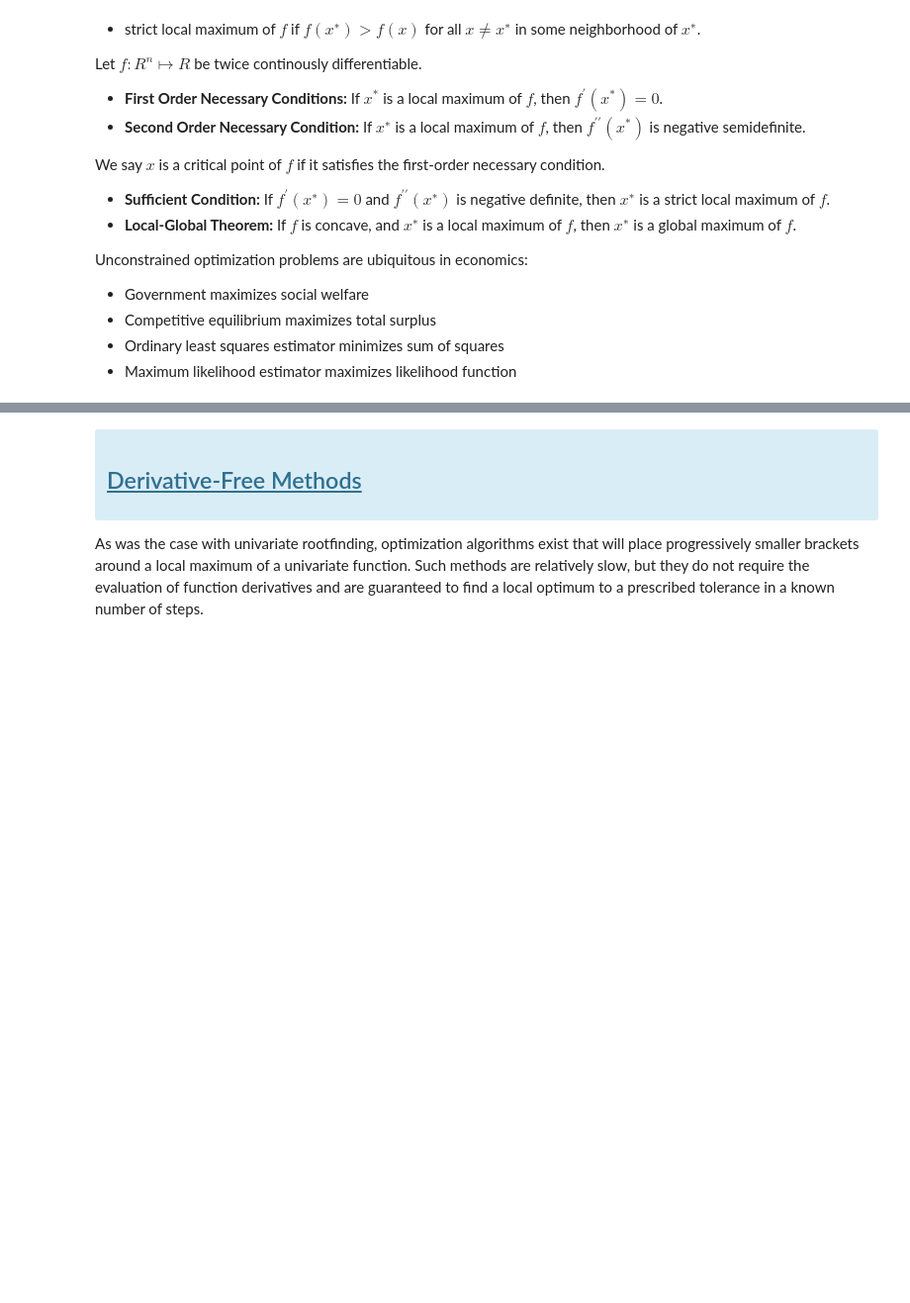
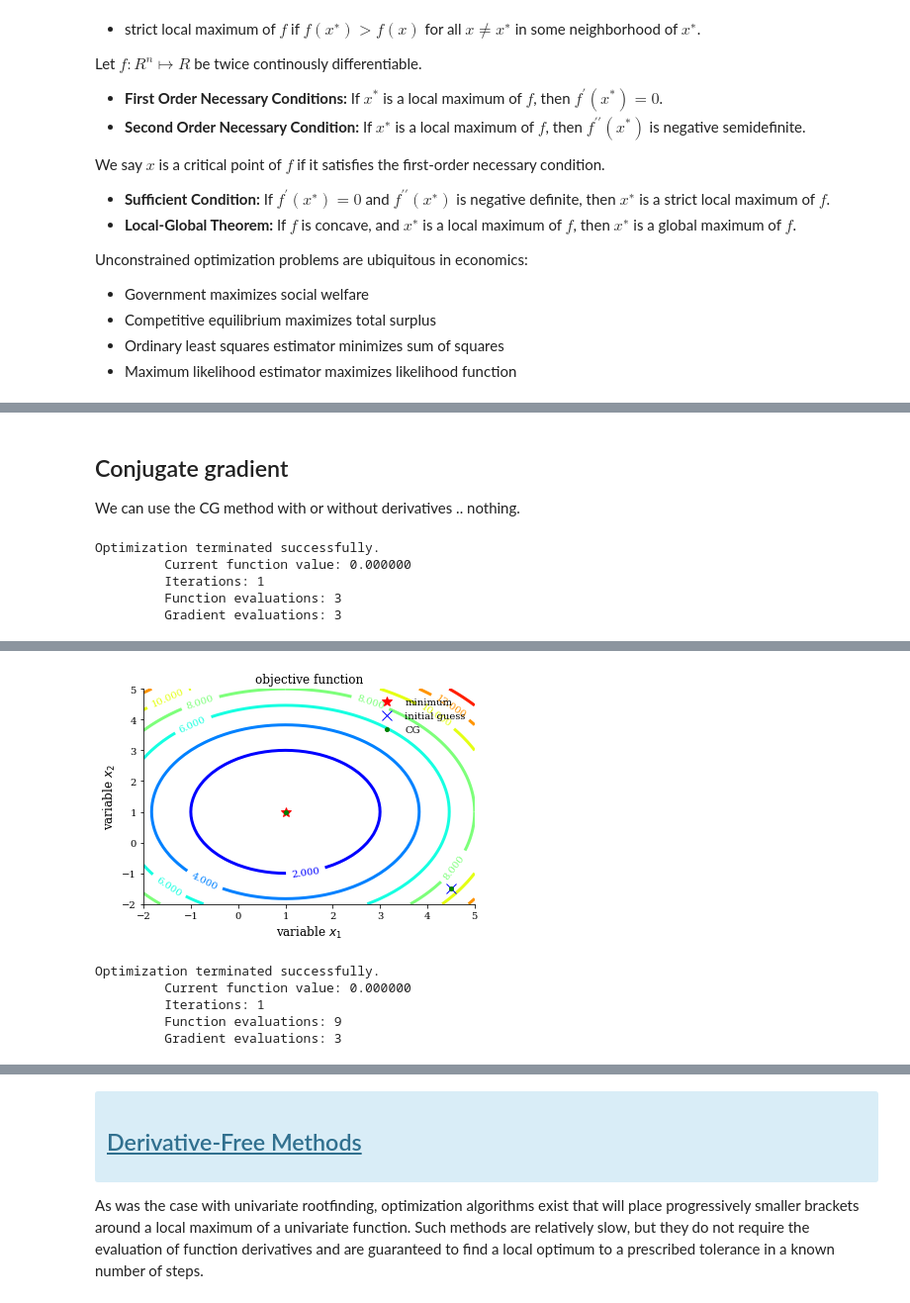
Before and after one commit to OpenSourceEconomics/ose-course-scientific-computing, a Jupyter notebook: lectures/optimization/notebook.ipynb, the cells around one changed output, grey strips where cells are left out. Shown at 99% size. Saved outputs shown, nothing was run; the diff lists cells and outputs as text; code cells hidden in the pictures; blank space fills up the shorter version.

```diff
--- a/lectures/optimization/notebook.ipynb
+++ b/lectures/optimization/notebook.ipynb
@@ -76,0 +152,22 @@ plt.contour(X, Y, Z, 200, cmap="RdGy")
+# %% [markdown]
+## Conjugate gradient
+
+
+We can use the CG method with or without derivatives .. nothing.
+# %%
+method_name = "CG"
+method_name_legend = method_name
+res = opt.minimize(
+    get_test_function_p,
+    x0,
+    method="CG",
+    jac=get_test_function_gradient_p,
+    options={"disp": True, "return_all": True},
+)
+plot_contour(get_test_function_p, res.allvecs, method_name_legend)
+# %% [output]
+Optimization terminated successfully.
+         Current function value: 0.000000
+         Iterations: 1
+         Function evaluations: 3
+         Gradient evaluations: 3
@@ -76,0 +175,11 @@ plt.contour(X, Y, Z, 200, cmap="RdGy")
+[figure, added]
+# %%
+res = opt.minimize(
+    get_test_function_p, x0, method="CG", options={"disp": True, "return_all": True},
+)
+# %% [output]
+Optimization terminated successfully.
+         Current function value: 0.000000
+         Iterations: 1
+         Function evaluations: 9
+         Gradient evaluations: 3
```
Also changed, not shown: parts of 27 cells of this notebook, 3 other files.
